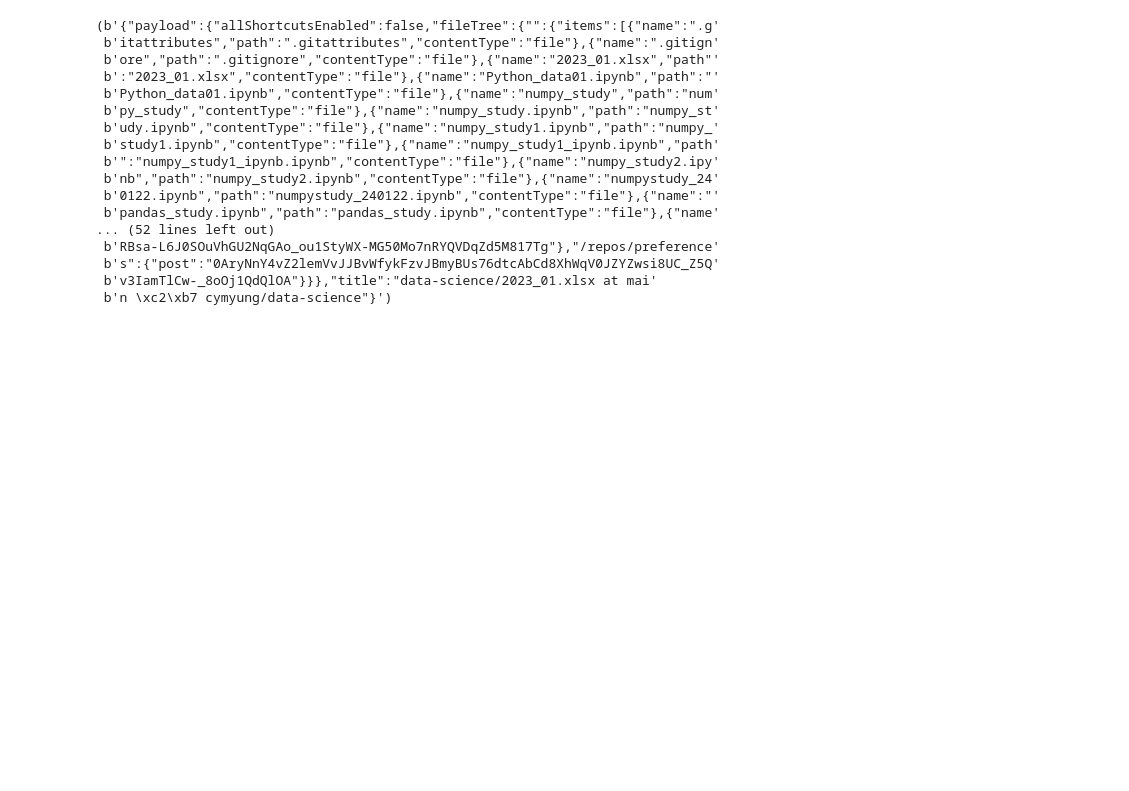
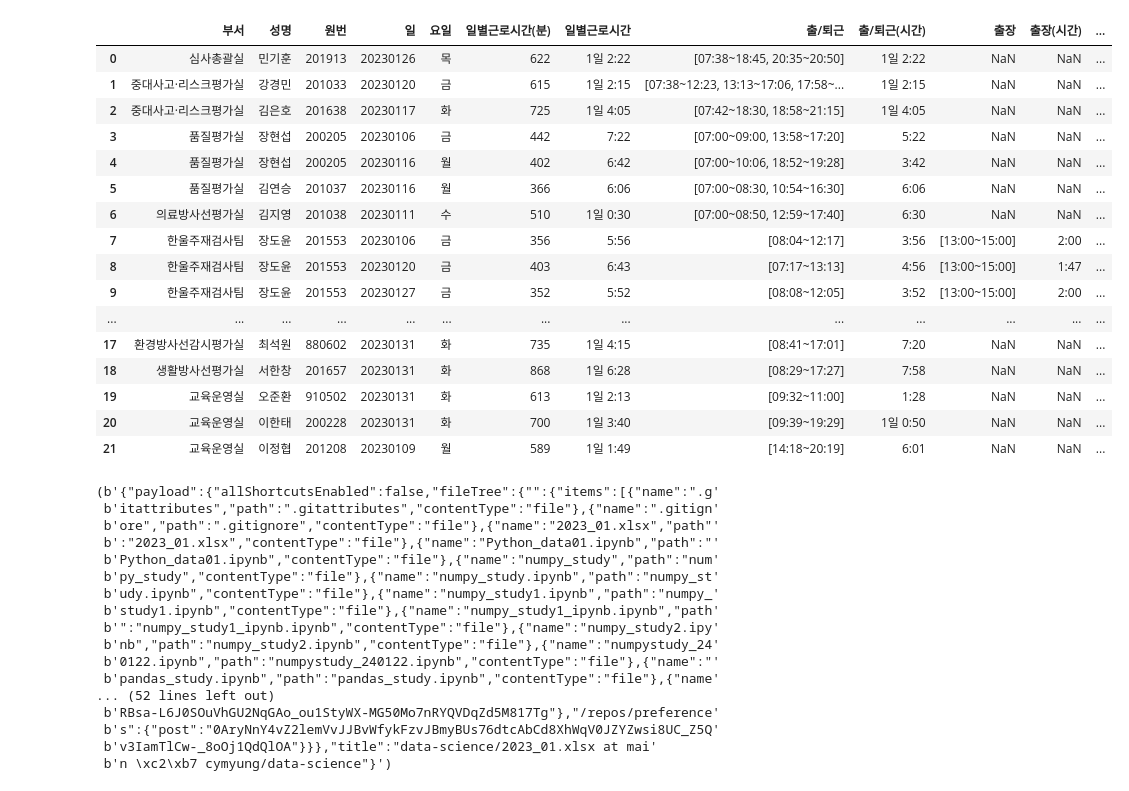
Before and after one commit to cymyung/dilligence, a Jupyter notebook: dilligence.ipynb, the cells around one changed output. Saved outputs shown, nothing was run; the diff lists cells and outputs as text; code cells hidden in the pictures; blank space fills up the shorter version.

```diff
--- a/dilligence.ipynb
+++ b/dilligence.ipynb
@@ -17,3 +26,27 @@ url = 'https://github.com/cymyung/data-science/blob/main/2023_01.xlsx'
+# %%
+a2302['출/퇴근']= a2302['출/퇴근'].str.split(',')
+a2302['출장']= a2302['출장'].str.split(',')
+a2302['휴가']= a2302['휴가'].str.split(',')
+# %%
+a2302
+# %% [output]
+|  | 부서 | 성명 | 원번 | 일 | 요일 | 일별근로시간(분) | 일별근로시간 | 출/퇴근 | 출/퇴근(시간) | 출장 | 출장(시간) | ... |
+| 0 | 심사총괄실 | 민기훈 | 201913 | 20230126 | 목 | 622 | 1일 2:22 | [07:38~18:45, 20:35~20:50] | 1일 2:22 | NaN | NaN | ... |
+| 1 | 중대사고·리스크평가실 | 강경민 | 201033 | 20230120 | 금 | 615 | 1일 2:15 | [07:38~12:23, 13:13~17:06, 17:58~... | 1일 2:15 | NaN | NaN | ... |
+| 2 | 중대사고·리스크평가실 | 김은호 | 201638 | 20230117 | 화 | 725 | 1일 4:05 | [07:42~18:30, 18:58~21:15] | 1일 4:05 | NaN | NaN | ... |
+| 3 | 품질평가실 | 장현섭 | 200205 | 20230106 | 금 | 442 | 7:22 | [07:00~09:00, 13:58~17:20] | 5:22 | NaN | NaN | ... |
+| 4 | 품질평가실 | 장현섭 | 200205 | 20230116 | 월 | 402 | 6:42 | [07:00~10:06, 18:52~19:28] | 3:42 | NaN | NaN | ... |
+| 5 | 품질평가실 | 김연승 | 201037 | 20230116 | 월 | 366 | 6:06 | [07:00~08:30, 10:54~16:30] | 6:06 | NaN | NaN | ... |
+| 6 | 의료방사선평가실 | 김지영 | 201038 | 20230111 | 수 | 510 | 1일 0:30 | [07:00~08:50, 12:59~17:40] | 6:30 | NaN | NaN | ... |
+| 7 | 한울주재검사팀 | 장도윤 | 201553 | 20230106 | 금 | 356 | 5:56 | [08:04~12:17] | 3:56 | [13:00~15:00] | 2:00 | ... |
+| 8 | 한울주재검사팀 | 장도윤 | 201553 | 20230120 | 금 | 403 | 6:43 | [07:17~13:13] | 4:56 | [13:00~15:00] | 1:47 | ... |
+| 9 | 한울주재검사팀 | 장도윤 | 201553 | 20230127 | 금 | 352 | 5:52 | [08:08~12:05] | 3:52 | [13:00~15:00] | 2:00 | ... |
+| ... | ... | ... | ... | ... | ... | ... | ... | ... | ... | ... | ... | ... |
+| 17 | 환경방사선감시평가실 | 최석원 | 880602 | 20230131 | 화 | 735 | 1일 4:15 | [08:41~17:01] | 7:20 | NaN | NaN | ... |
+| 18 | 생활방사선평가실 | 서한창 | 201657 | 20230131 | 화 | 868 | 1일 6:28 | [08:29~17:27] | 7:58 | NaN | NaN | ... |
+| 19 | 교육운영실 | 오준환 | 910502 | 20230131 | 화 | 613 | 1일 2:13 | [09:32~11:00] | 1:28 | NaN | NaN | ... |
+| 20 | 교육운영실 | 이한태 | 200228 | 20230131 | 화 | 700 | 1일 3:40 | [09:39~19:29] | 1일 0:50 | NaN | NaN | ... |
+| 21 | 교육운영실 | 이정협 | 201208 | 20230109 | 월 | 589 | 1일 1:49 | [14:18~20:19] | 6:01 | NaN | NaN | ... |
 # %%
 import requests
 from pprint import pprint
```
Also changed, not shown: parts of 5 cells of this notebook.
